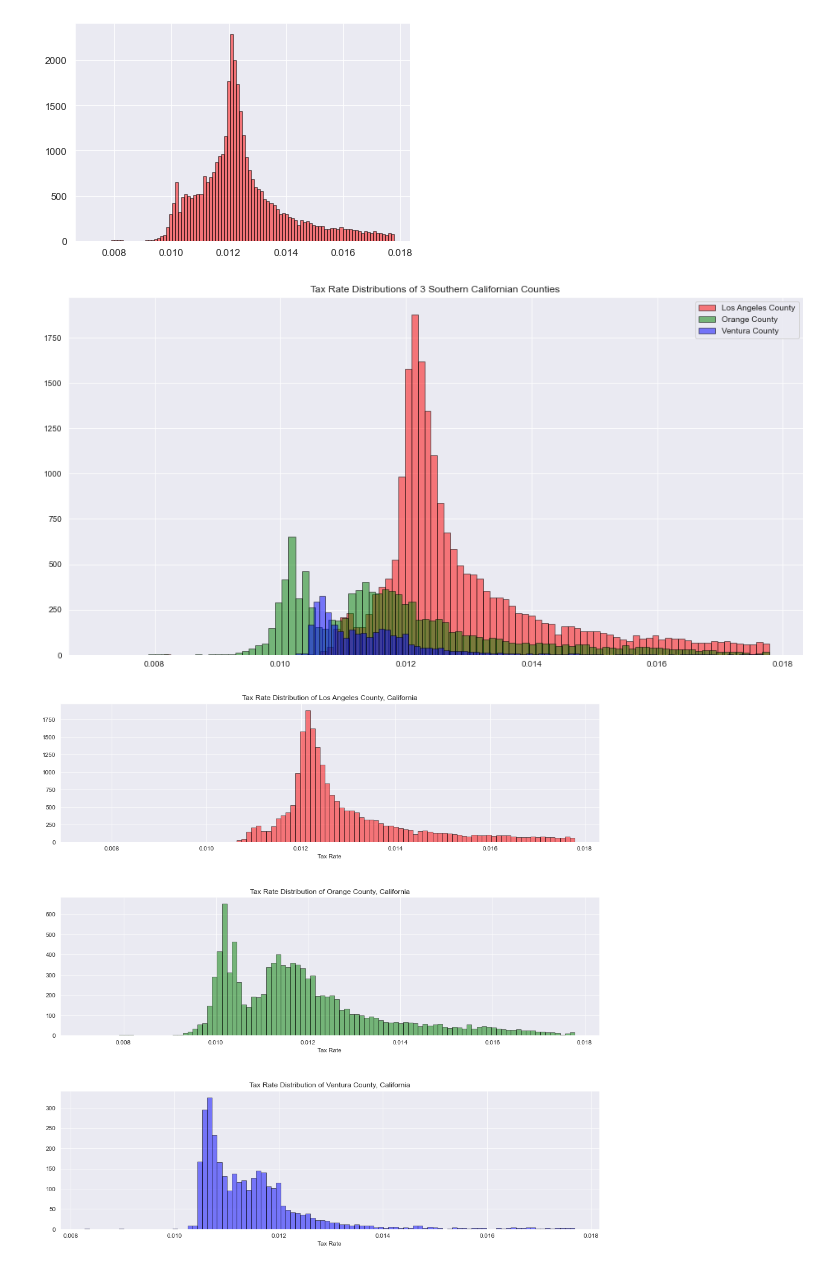
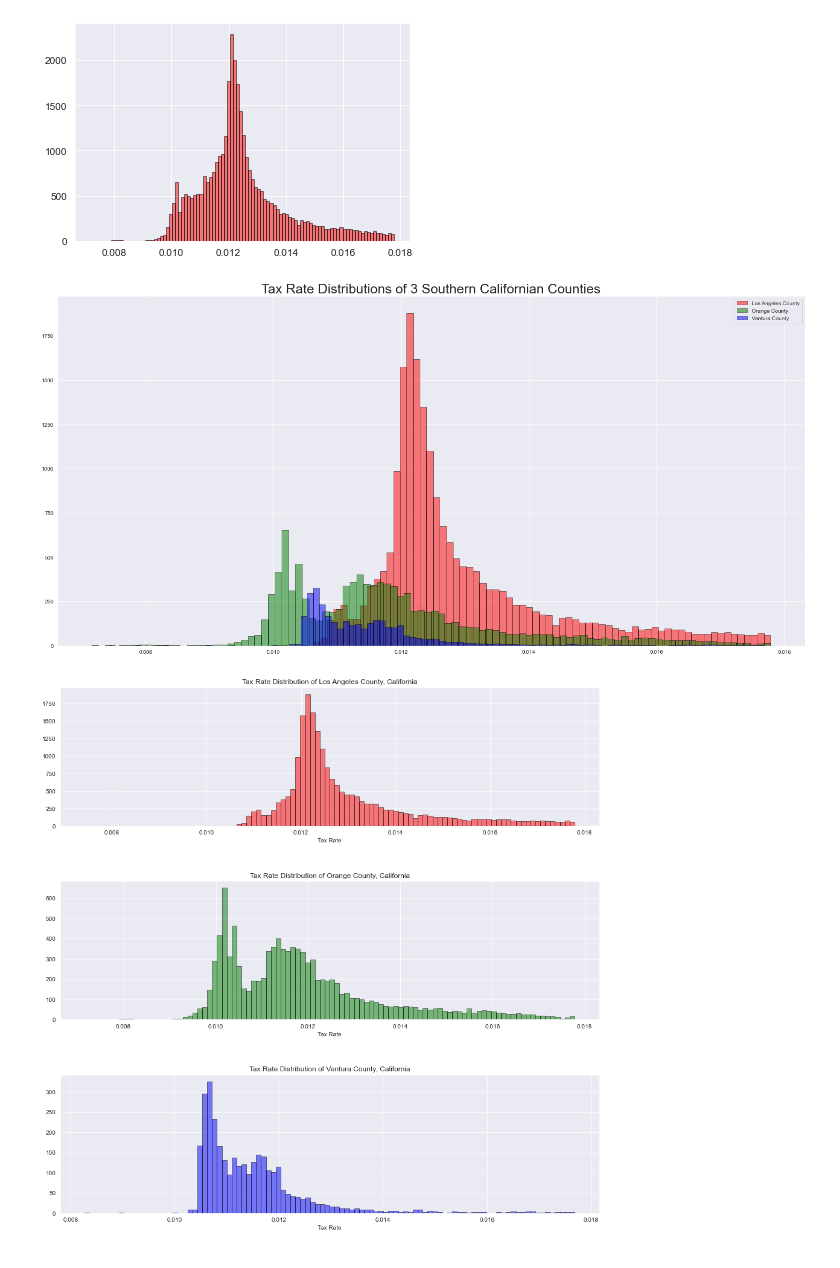
Before and after one commit to mdalton87/regression-exercises, a Jupyter notebook: regression_project/zillow_final_notebook.ipynb, the cells around one changed output. Saved outputs shown, nothing was run; the diff lists cells and outputs as text; code cells hidden in the pictures.

```diff
--- a/regression_project/zillow_final_notebook.ipynb
+++ b/regression_project/zillow_final_notebook.ipynb
@@ -527,17 +544,18 @@ plt.show()
 # %% [output]
 [figure]
 # %%
-plt.figure(figsize=(16,8))
+
+plt.figure(figsize=(25,12))
 
 plt.hist(data=tax_df[tax_df.fips == 6037], x='tax_rate', bins=100, color='red', alpha=.5, ec='black', label='Los Angeles County')
 plt.hist(data=tax_df[tax_df.fips == 6059], x='tax_rate',  bins=100, color='green', alpha=.5, ec='black', label='Orange County')
 plt.hist(data=tax_df[tax_df.fips == 6111], x='tax_rate', bins=100, color="blue", alpha=.5, ec='black', label='Ventura County')
 
-plt.title('Tax Rate Distributions of 3 Southern Californian Counties')
+plt.title('Tax Rate Distributions of 3 Southern Californian Counties', fontdict={'fontsize':25})
 plt.legend()
-plt.show()
+plt.savefig('tax_rate_all')
 # %% [output]
-[figure, old version]
+[figure, new version]
 # %%
 plt.figure(figsize=(16,16))
 
```
Also changed, not shown: parts of 12 cells of this notebook, 9 other files.
